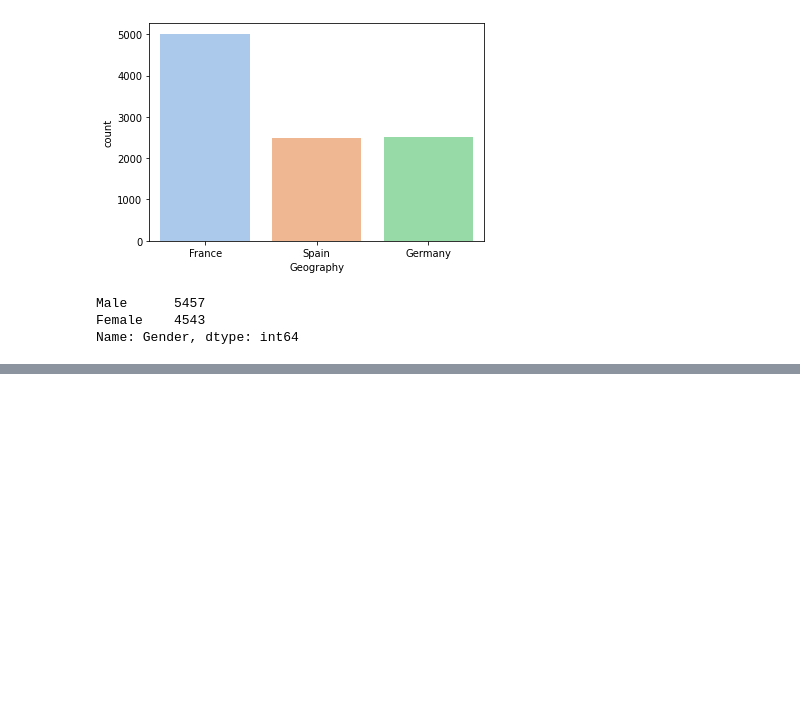
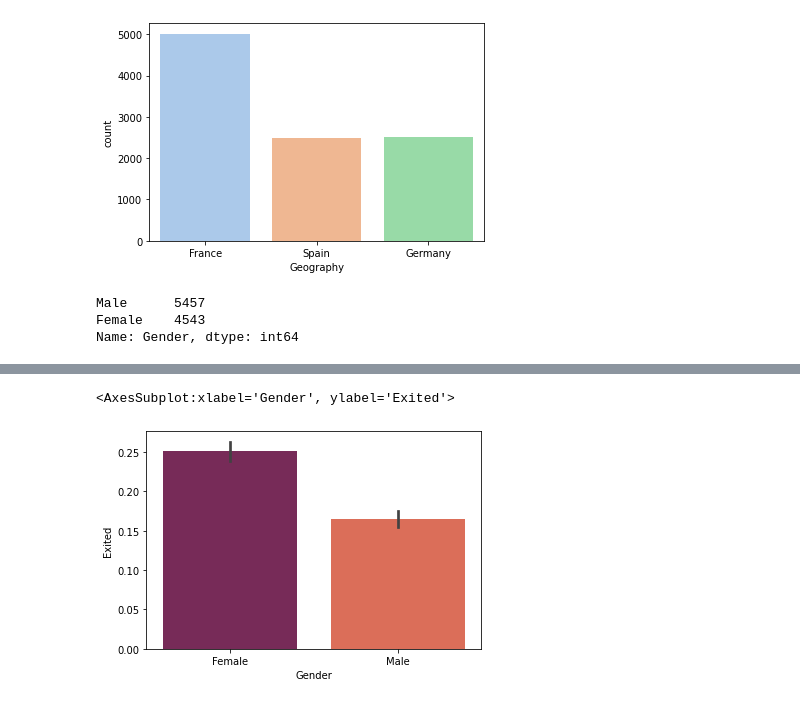
Before and after one commit to buriihenry/Machine-Learning-2, a Jupyter notebook: Customer Churn/Customer_churn.ipynb, the cells around one changed output, grey strips where cells are left out. Cells and saved outputs as stored; diff of their text form; code cells hidden in the pictures; blank space fills up the shorter version.

```diff
--- a/Customer Churn/Customer_churn.ipynb
+++ b/Customer Churn/Customer_churn.ipynb
@@ -60,0 +62,5 @@ ValueError: Could not interpret input 'Geogrpahy'
+# %%
+sns.barplot(x='Gender', y='Exited', data=df, palette='rocket')
+# %% [output]
+<AxesSubplot:xlabel='Gender', ylabel='Exited'>
+[figure, added]
```
Also changed, not shown: parts of 11 cells of this notebook.
